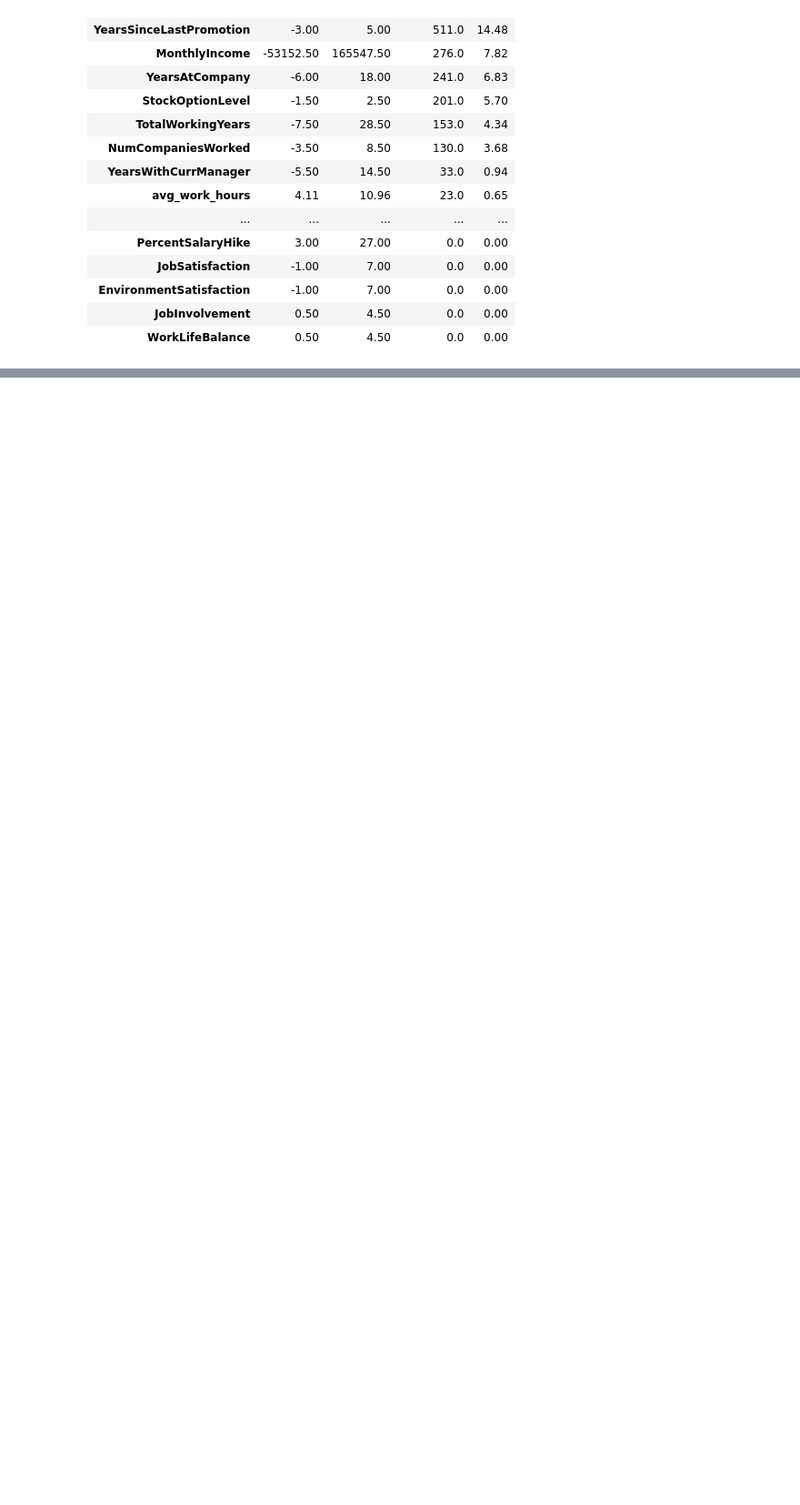
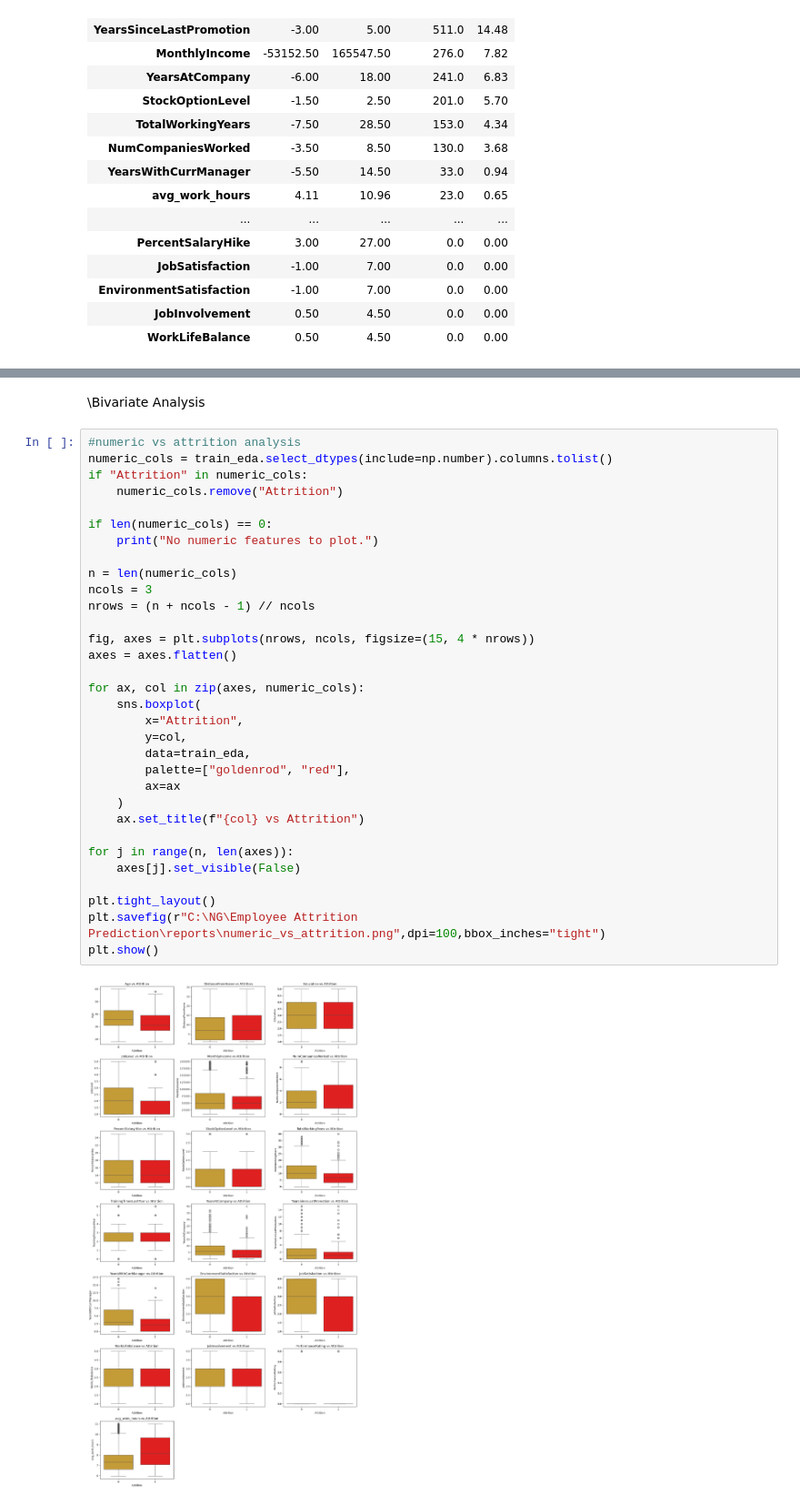
Before and after one commit to nithishg-ng/Employee-Attrition-Prediction, a Jupyter notebook: notebooks/data_preprocessing.ipynb, the cells around one changed output, grey strips where cells are left out. Shown at 91% size. Saved outputs shown, nothing was run; the diff lists cells and outputs as text; blank space fills up the shorter version.

```diff
--- a/notebooks/data_preprocessing.ipynb
+++ b/notebooks/data_preprocessing.ipynb
@@ -177,0 +303,36 @@ Reasons:
+# %% [markdown]
+\Bivariate Analysis
+# %%
+#numeric vs attrition analysis
+numeric_cols = train_eda.select_dtypes(include=np.number).columns.tolist()
+if "Attrition" in numeric_cols:
+    numeric_cols.remove("Attrition")
+
+if len(numeric_cols) == 0:
+    print("No numeric features to plot.")
+
+n = len(numeric_cols)
+ncols = 3
+nrows = (n + ncols - 1) // ncols
+
+fig, axes = plt.subplots(nrows, ncols, figsize=(15, 4 * nrows))
+axes = axes.flatten()
+
+for ax, col in zip(axes, numeric_cols):
+    sns.boxplot(
+        x="Attrition",
+        y=col,
+        data=train_eda,
+        palette=["goldenrod", "red"],
+        ax=ax
+    )
+    ax.set_title(f"{col} vs Attrition")
+
+for j in range(n, len(axes)):
+    axes[j].set_visible(False)
+
+plt.tight_layout()
+plt.savefig(r"C:\NG\Employee Attrition Prediction\reports\numeric_vs_attrition.png",dpi=100,bbox_inches="tight")
+plt.show()
+# %% [output]
+[figure, added]
```
Also changed, not shown: parts of 26 cells of this notebook, 6 other files.
